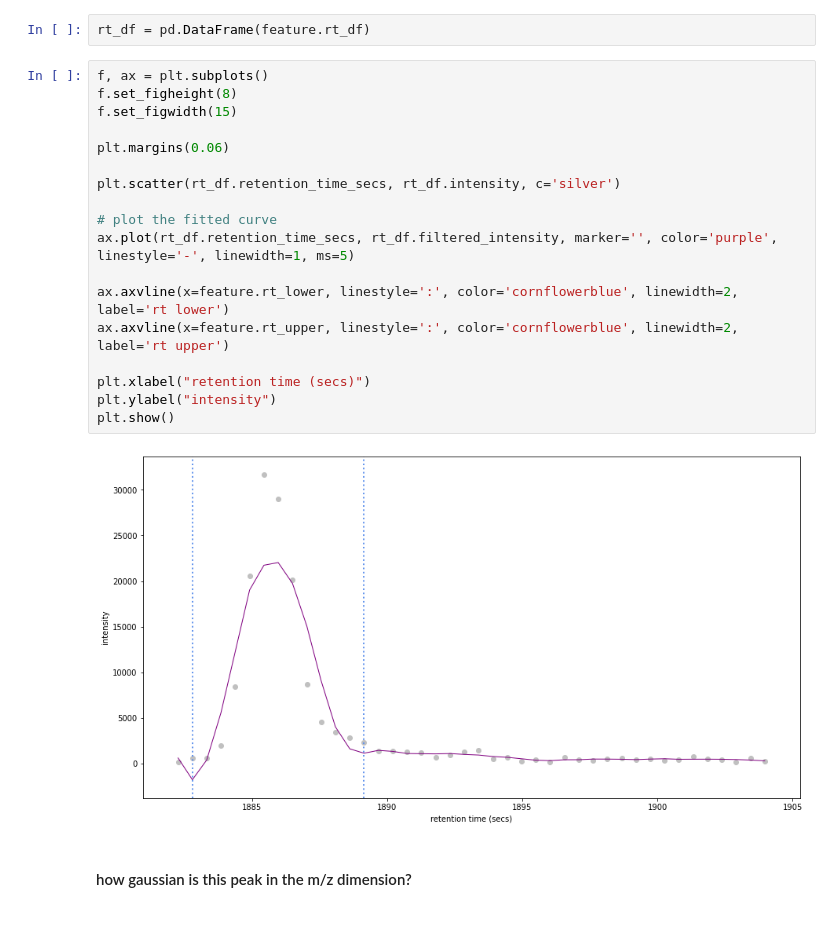
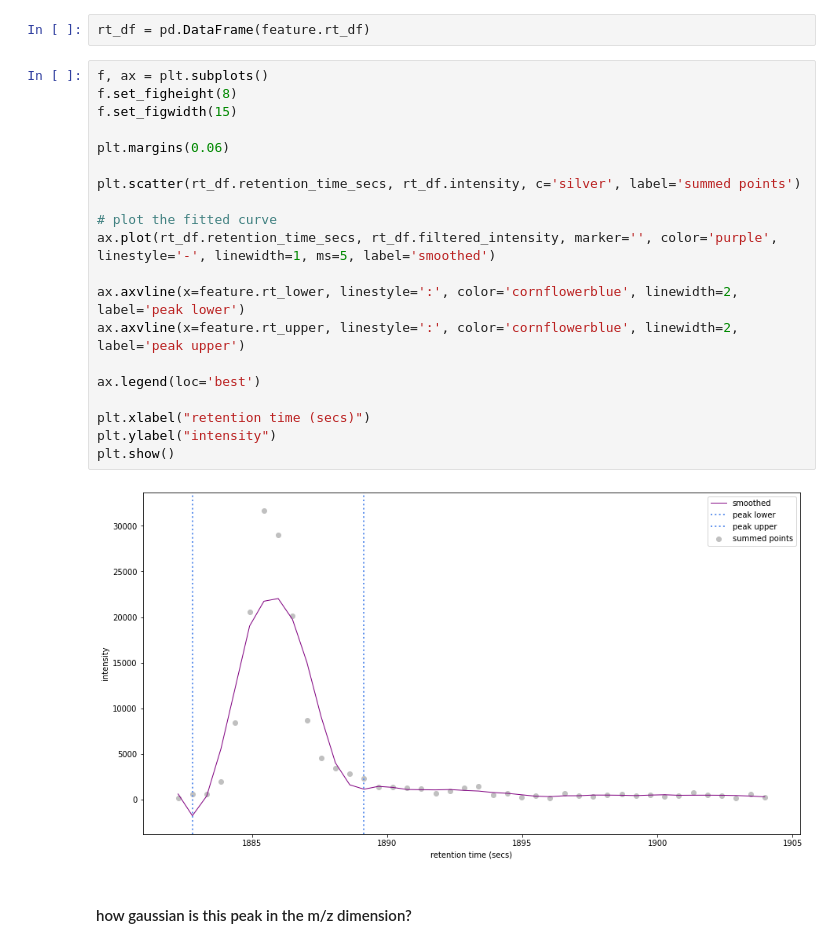
Before and after one commit to WEHI-Proteomics/tfde, a Jupyter notebook: notebooks/paper 2 - visualising before and after ms1 intensity descent.ipynb, the cells around one changed output. Drawn from its saved outputs; the diff is of its cells as text.

```diff
--- a/notebooks/paper 2 - visualising before and after ms1 intensity descent.ipynb
+++ b/notebooks/paper 2 - visualising before and after ms1 intensity descent.ipynb
@@ -360,23 +364,25 @@ rt_df = pd.DataFrame(feature.rt_df)
 # %%
 f, ax = plt.subplots()
 f.set_figheight(8)
 f.set_figwidth(15)
 
 plt.margins(0.06)
 
-plt.scatter(rt_df.retention_time_secs, rt_df.intensity, c='silver')
+plt.scatter(rt_df.retention_time_secs, rt_df.intensity, c='silver', label='summed points')
 
 # plot the fitted curve
-ax.plot(rt_df.retention_time_secs, rt_df.filtered_intensity, marker='', color='purple', linestyle='-', linewidth=1, ms=5)
+ax.plot(rt_df.retention_time_secs, rt_df.filtered_intensity, marker='', color='purple', linestyle='-', linewidth=1, ms=5, label='smoothed')
 
-ax.axvline(x=feature.rt_lower, linestyle=':', color='cornflowerblue', linewidth=2, label='rt lower')
-ax.axvline(x=feature.rt_upper, linestyle=':', color='cornflowerblue', linewidth=2, label='rt upper')
+ax.axvline(x=feature.rt_lower, linestyle=':', color='cornflowerblue', linewidth=2, label='peak lower')
+ax.axvline(x=feature.rt_upper, linestyle=':', color='cornflowerblue', linewidth=2, label='peak upper')
+
+ax.legend(loc='best')
 
 plt.xlabel("retention time (secs)")
 plt.ylabel("intensity")
 plt.show()
 # %% [output]
-[figure, old version]
+[figure, new version]
 # %% [markdown]
 #### how gaussian is this peak in the m/z dimension?
 # %%
```
Also changed, not shown: parts of 7 cells of this notebook, 4 other files.
